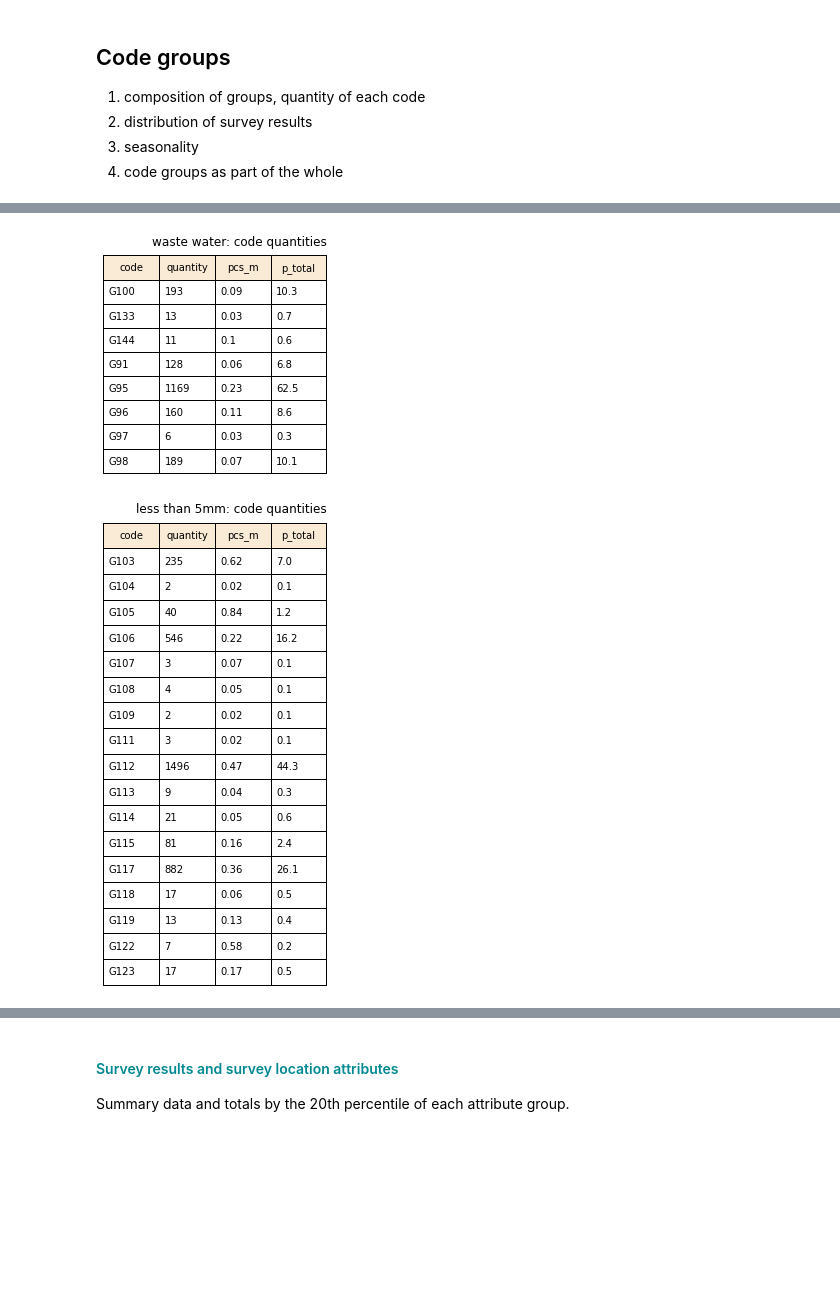
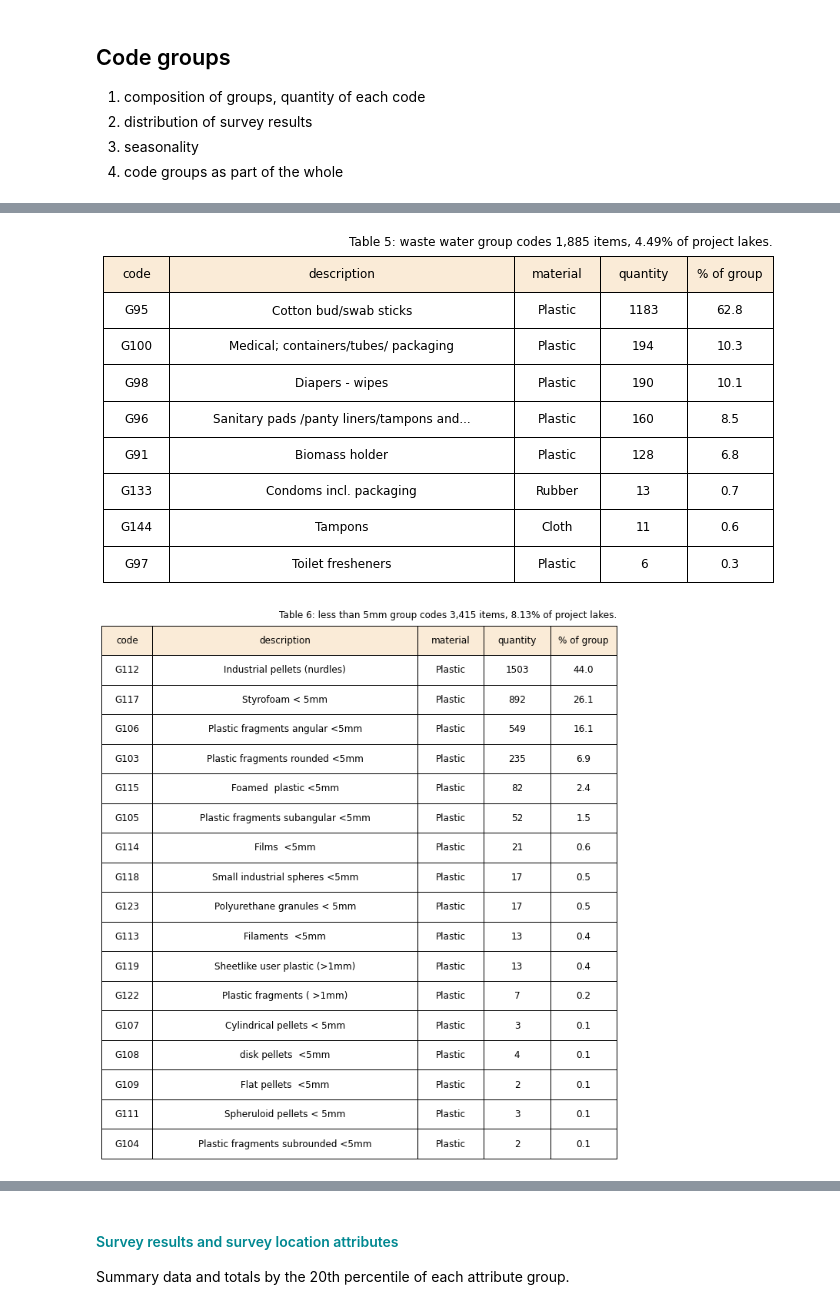
Before and after one commit to hammerdirt-analyst/iqals, a Jupyter notebook: codegroupsummary.ipynb, the cells around one changed output, grey strips where cells are left out. Cells and saved outputs as stored; diff of their text form; code cells hidden in the pictures; blank space fills up the shorter version.

Commit message:
adding output labels

```diff
--- a/codegroupsummary.ipynb
+++ b/codegroupsummary.ipynb
@@ -466,0 +502,5 @@ dict_keys(['waste water', 'less than 5mm', 'construction', 'kiosk', 'waste water
+# %%
+# keep track of the figures you produce
+table_num = 1
+figure_num = 1
+map_num = 1
@@ -466,0 +628,6 @@ dict_keys(['waste water', 'less than 5mm', 'construction', 'kiosk', 'waste water
+# %%
+# make a table for key statistics:
+somdata = groupdfs['survey total_dt']
+a_sum = pd.DataFrame(somdata.pcs_m.describe()[1:].round(2)).T
+a_sum_table = [[x] for x in a_sum.values[0]]
+rowLabels = [x for x in list(a_sum.columns)]
@@ -474,42 +804,45 @@ dict_keys(['waste water', 'less than 5mm', 'construction', 'kiosk', 'waste water
 # %%
 groupTotals = {}
 for name in group_names:
     somdata = groupdfs[name].copy()
     somdata = somdata[somdata.quantity > 0]
     newdata = somdata.groupby('code').agg({'quantity':'sum', 'pcs_m':'mean'})
     somdatatot = somdata.quantity.sum()
-    newdata['p_total']=np.round((newdata.quantity/somdatatot)*100, 1)
-    newdata['pcs_m'] = newdata['pcs_m'].round(2)
+    newdata['% of group']=np.round((newdata.quantity/somdatatot)*100, 1)
+    newdata['description'] = newdata.index.map(lambda x: count_k(dfCodes.loc[x].description, limit))
+    newdata['material'] = newdata.index.map(lambda x: dfCodes.loc[x].material)
     newdata.reset_index(inplace=True)
+
+    newdata.drop('pcs_m', axis=1, inplace=True)
+    newdata = newdata[['code','description', 'material', 'quantity', '% of group']]
+    newdata.sort_values(by='% of group', ascending=False, inplace=True)
     groupTotals.update({name:newdata})
-def make_table_grids(anax):
-    anax.grid(False)
-    anax.spines["top"].set_visible(False)
-    anax.spines["right"].set_visible(False)
-    anax.spines["bottom"].set_visible(False)
-    anax.spines["left"].set_visible(False)
-    return(anax)
 
-rowheight = .15
-tablecenter_k = dict(loc="top left", cellLoc='left', bbox=[0,0,1,1],fontsize=10)
+
+tablecenter_k = dict(loc="center", bbox=(0,0,1,1), colWidths=[10,52, 13, 13, 13], cellLoc='center')
+a_total = groupdfs["survey total_dt"].quantity.sum()
+
 for i,name in enumerate(group_names):
     somdata = groupTotals[name]
-    fig, axs = plt.subplots(figsize=(4, len(somdata)*.5))
-    height = rowheight*len(somdata)
+    group_total = somdata.quantity.sum()
+    fig, axs = plt.subplots(figsize=(12, len(somdata)*.75))
     a_table = mpl.table.table(
         cellText=somdata.values,
         colLabels=list(somdata.columns),
-        colColours=['antiquewhite' for i in somdata.columns],
+        colColours=['antiquewhite' for i in list(somdata.columns)],
 
         ax=axs,
         **tablecenter_k)
-    anax = axs.add_table(a_table)
-    cellDict = anax.get_celld()
+    axs.add_table(a_table)
+    table_fonts(a_table, size=12)
     make_table_grids(axs)
     axs.tick_params(**tabtickp_k)
-    axs.set_title(F"{name}: code quantities", **titler_k)
+    axs.set_title(F"Table {table_num}: {name} group codes {'{:,}'.format(group_total)} items, {np.round((group_total/a_total)*100, 2)}% of project lakes.", **titler_k)
+    figname = F"table{table_num}.jpg"
+    add_output(figname)
+    table_num += 1
     plt.show()
     plt.close()
 # %% [output]
-[figure, old version]
+[figure, new version]
-[figure, old version]
+[figure, new version]
```
Also changed, not shown: parts of 33 cells of this notebook, 19 other files.
